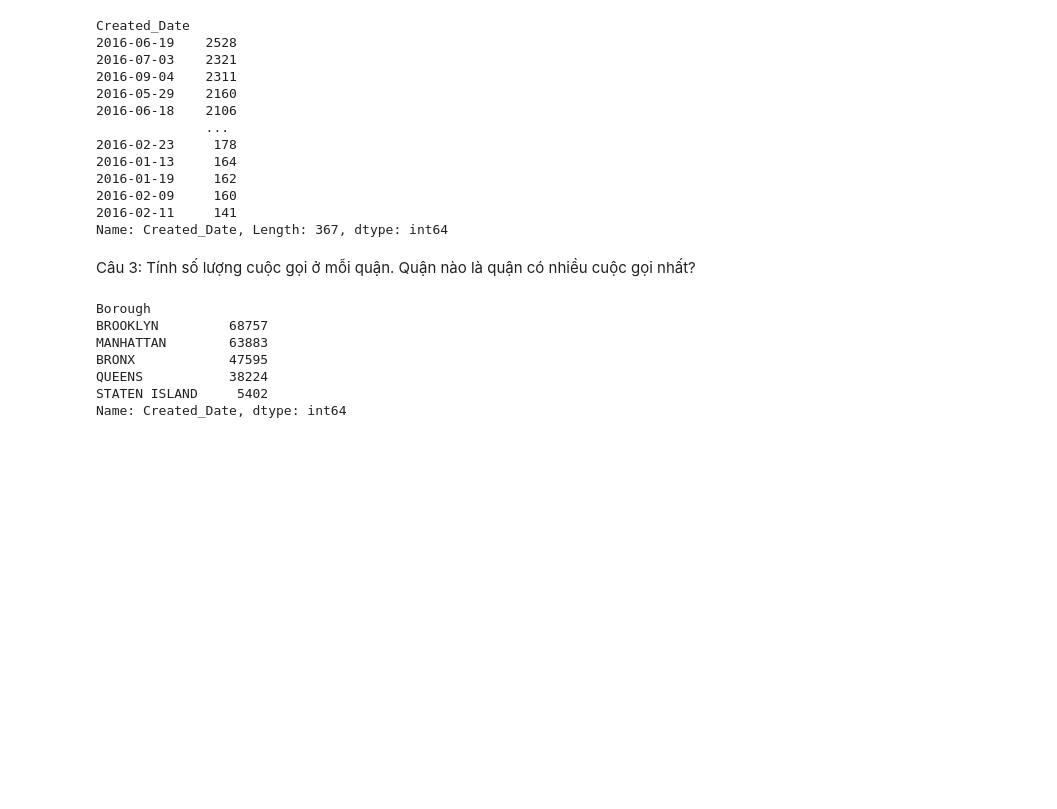
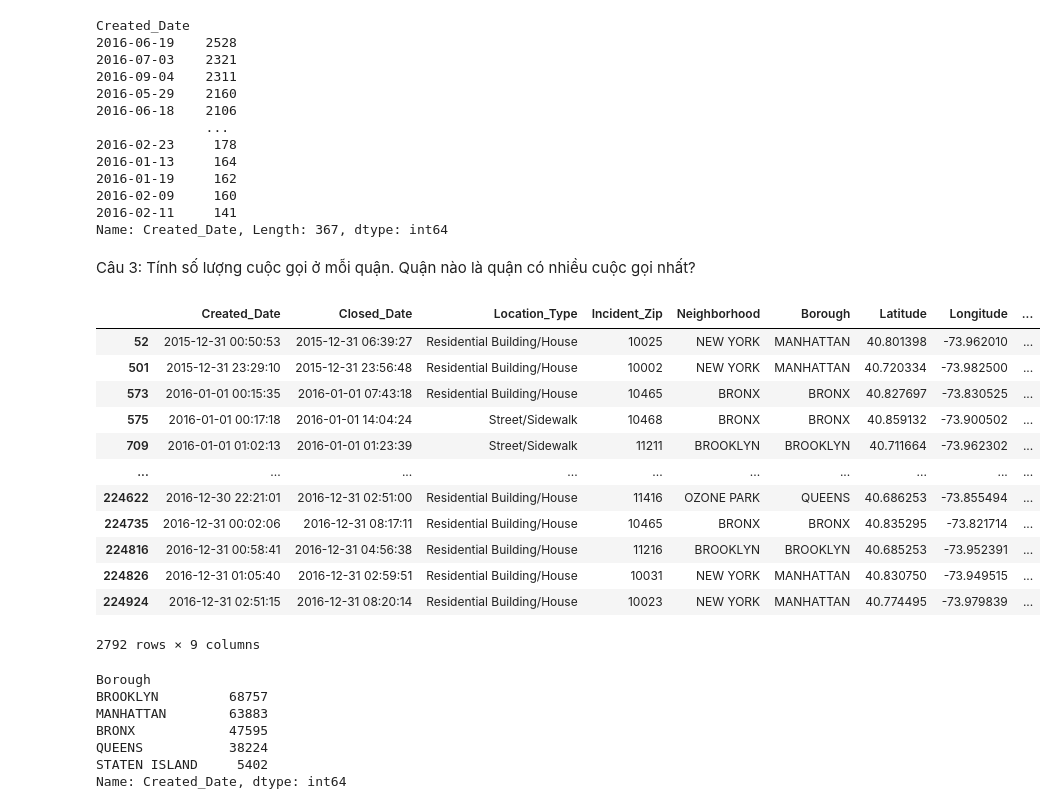
Before and after one commit to vb-ym/MIS_Hutech, a Jupyter notebook: HK1_20_21/answers.ipynb, the cells around one changed output. Saved outputs shown, nothing was run; the diff lists cells and outputs as text; code cells hidden in the pictures; blank space fills up the shorter version.

```diff
--- a/HK1_20_21/answers.ipynb
+++ b/HK1_20_21/answers.ipynb
@@ -92,6 +92,22 @@ Created_Date
 Name: Created_Date, Length: 367, dtype: int64
 # %% [markdown]
 Câu 3: Tính số lượng cuộc gọi ở mỗi quận. Quận nào là quận có nhiều cuộc gọi nhất?
+# %%
+data[data.duplicated(subset=['Created_Date'])]
+# %% [output]
+|  | Created_Date | Closed_Date | Location_Type | Incident_Zip | Neighborhood | Borough | Latitude | Longitude | ... |
+| 52 | 2015-12-31 00:50:53 | 2015-12-31 06:39:27 | Residential Building/House | 10025 | NEW YORK | MANHATTAN | 40.801398 | -73.962010 | ... |
+| 501 | 2015-12-31 23:29:10 | 2015-12-31 23:56:48 | Residential Building/House | 10002 | NEW YORK | MANHATTAN | 40.720334 | -73.982500 | ... |
+| 573 | 2016-01-01 00:15:35 | 2016-01-01 07:43:18 | Residential Building/House | 10465 | BRONX | BRONX | 40.827697 | -73.830525 | ... |
+| 575 | 2016-01-01 00:17:18 | 2016-01-01 14:04:24 | Street/Sidewalk | 10468 | BRONX | BRONX | 40.859132 | -73.900502 | ... |
+| 709 | 2016-01-01 01:02:13 | 2016-01-01 01:23:39 | Street/Sidewalk | 11211 | BROOKLYN | BROOKLYN | 40.711664 | -73.962302 | ... |
+| ... | ... | ... | ... | ... | ... | ... | ... | ... | ... |
+| 224622 | 2016-12-30 22:21:01 | 2016-12-31 02:51:00 | Residential Building/House | 11416 | OZONE PARK | QUEENS | 40.686253 | -73.855494 | ... |
+| 224735 | 2016-12-31 00:02:06 | 2016-12-31 08:17:11 | Residential Building/House | 10465 | BRONX | BRONX | 40.835295 | -73.821714 | ... |
+| 224816 | 2016-12-31 00:58:41 | 2016-12-31 04:56:38 | Residential Building/House | 11216 | BROOKLYN | BROOKLYN | 40.685253 | -73.952391 | ... |
+| 224826 | 2016-12-31 01:05:40 | 2016-12-31 02:59:51 | Residential Building/House | 10031 | NEW YORK | MANHATTAN | 40.830750 | -73.949515 | ... |
+| 224924 | 2016-12-31 02:51:15 | 2016-12-31 08:20:14 | Residential Building/House | 10023 | NEW YORK | MANHATTAN | 40.774495 | -73.979839 | ... |
+2792 rows × 9 columns
 # %%
 data.groupby('Borough').count().Created_Date.sort_values(ascending=False)#.head(1)
 # %% [output]
```
Also changed, not shown: 3 other files.
